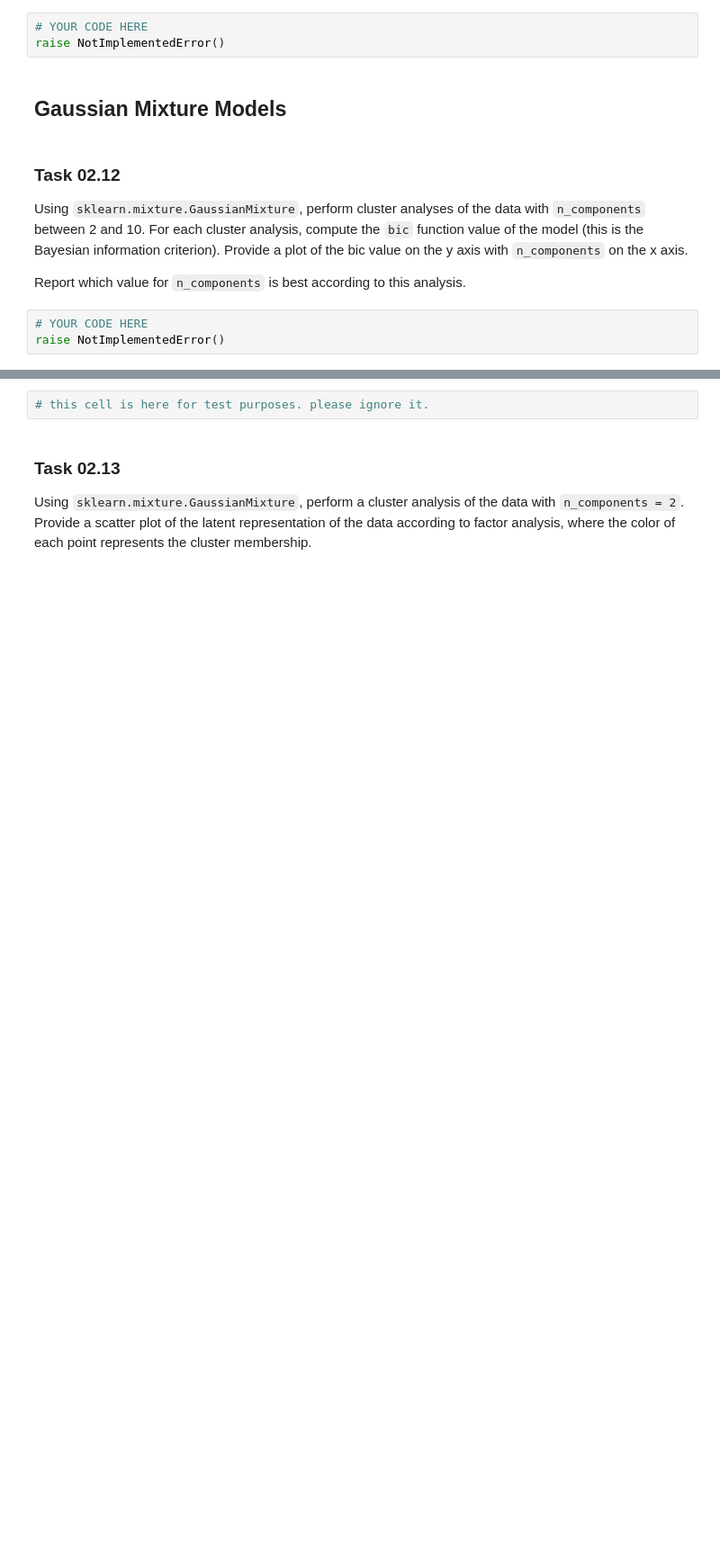
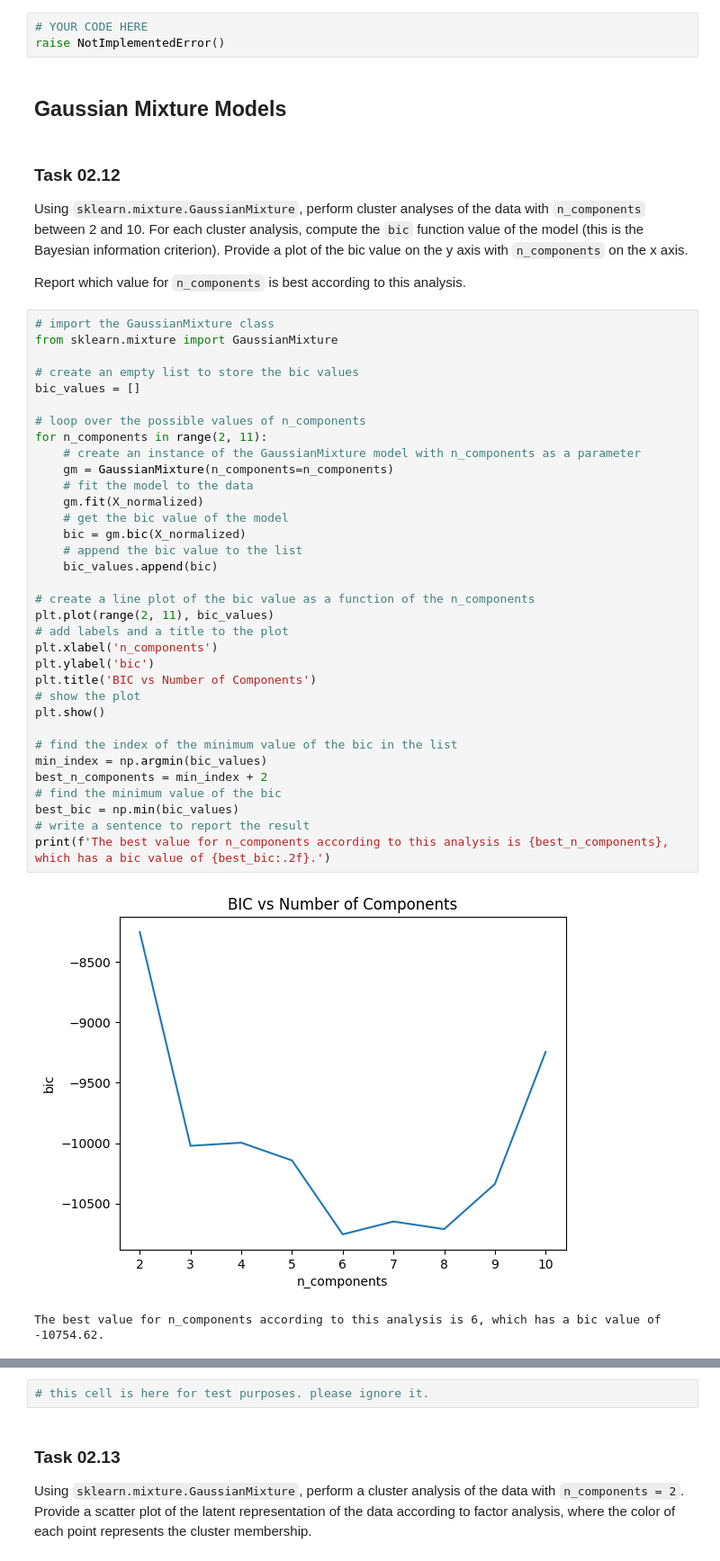
Before and after one commit to sachinskss/dataminingEx, a Jupyter notebook: sheet02_Christoph.ipynb, the cells around one changed output, grey strips where cells are left out. Shown at 90% size. Drawn from its saved outputs; the diff is of its cells as text; blank space fills up the shorter version.

Commit message:
progressed up to task 02.15
Results look good but need some more commenting and explainations.

```diff
--- a/sheet02_Christoph.ipynb
+++ b/sheet02_Christoph.ipynb
@@ -574,5 +584,39 @@ Using `sklearn.mixture.GaussianMixture`, perform cluster analyses of the data wi
 
 Report which value for `n_components` is best according to this analysis.
 # %%
-# YOUR CODE HERE
-raise NotImplementedError()
+# import the GaussianMixture class
+from sklearn.mixture import GaussianMixture
+
+# create an empty list to store the bic values
+bic_values = []
+
+# loop over the possible values of n_components
+for n_components in range(2, 11):
+    # create an instance of the GaussianMixture model with n_components as a parameter
+    gm = GaussianMixture(n_components=n_components)
+    # fit the model to the data
+    gm.fit(X_normalized)
+    # get the bic value of the model
+    bic = gm.bic(X_normalized)
+    # append the bic value to the list
+    bic_values.append(bic)
+
+# create a line plot of the bic value as a function of the n_components
+plt.plot(range(2, 11), bic_values)
+# add labels and a title to the plot
+plt.xlabel('n_components')
+plt.ylabel('bic')
+plt.title('BIC vs Number of Components')
+# show the plot
+plt.show()
+
+# find the index of the minimum value of the bic in the list
+min_index = np.argmin(bic_values)
+best_n_components = min_index + 2
+# find the minimum value of the bic
+best_bic = np.min(bic_values)
+# write a sentence to report the result
+print(f'The best value for n_components according to this analysis is {best_n_components}, which has a bic value of {best_bic:.2f}.')
+# %% [output]
+[figure, added]
+The best value for n_components according to this analysis is 6, which has a bic value of -10754.62.
```
Also changed, not shown: parts of 7 cells of this notebook.
